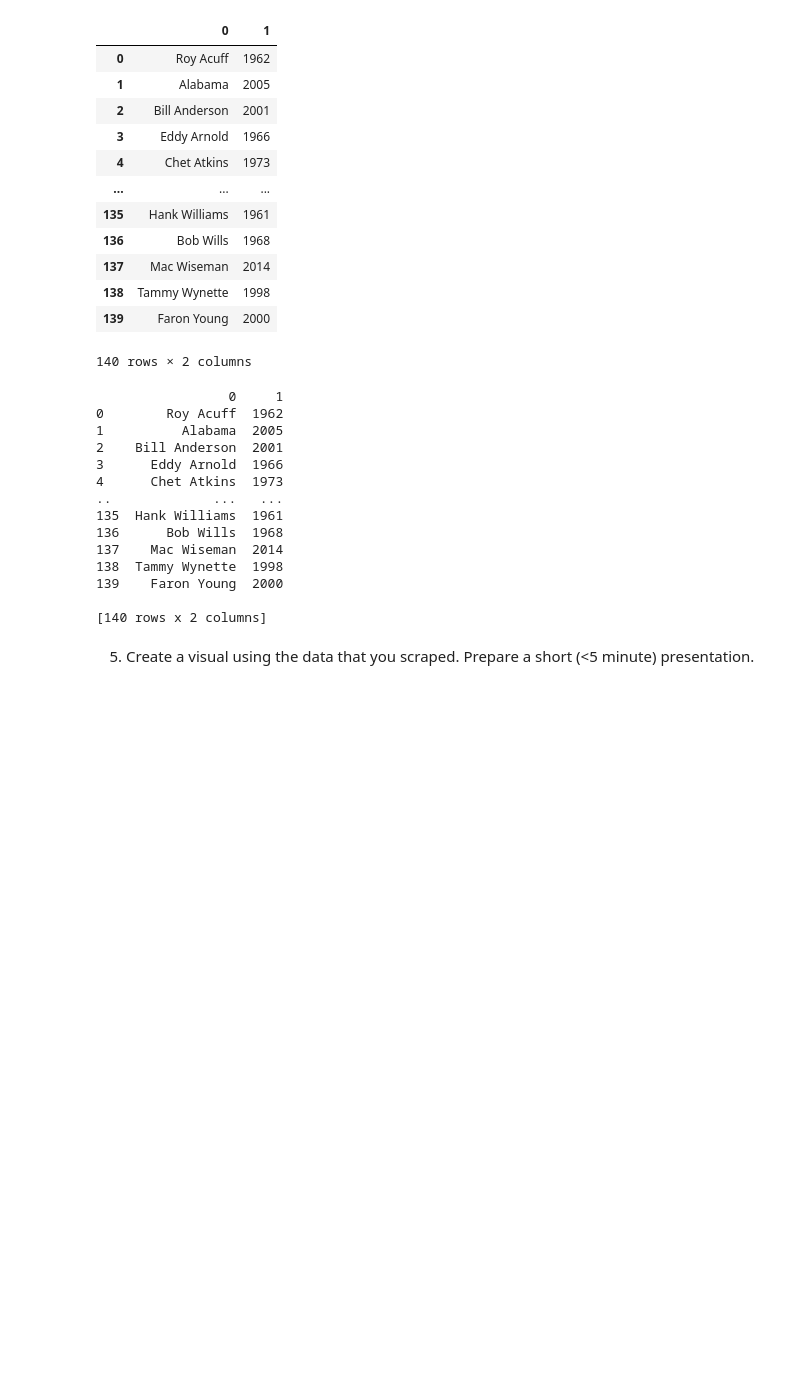
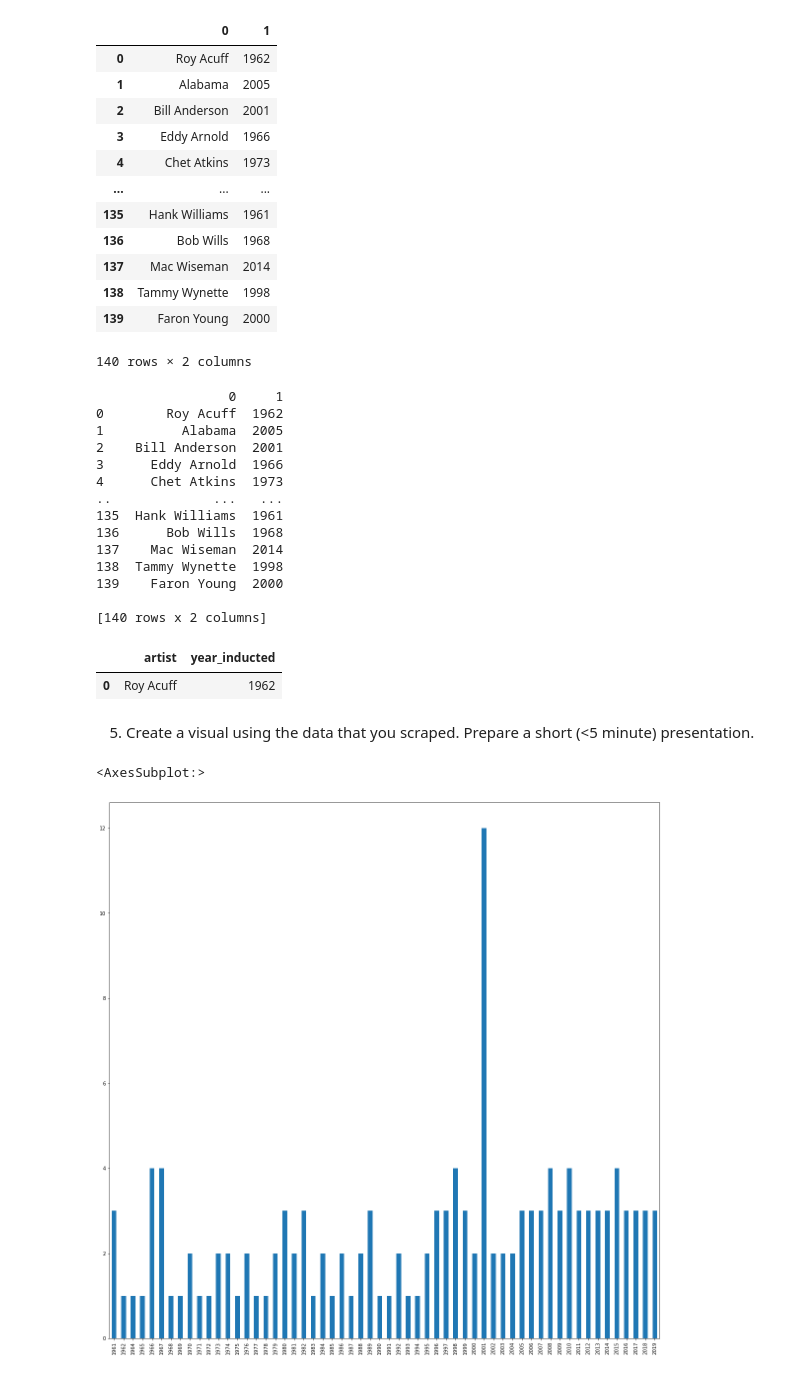
Before and after one commit to tomleewise/web-scraping-country-music-hof-tomleewise, a Jupyter notebook: country_music_hof_scrape.ipynb, the cells around one changed output. Saved outputs shown, nothing was run; the diff lists cells and outputs as text; code cells hidden in the pictures; blank space fills up the shorter version.

```diff
--- a/country_music_hof_scrape.ipynb
+++ b/country_music_hof_scrape.ipynb
@@ -235,5 +233,16 @@ print(hof)
 139    Faron Young  2000
 
 [140 rows x 2 columns]
+# %%
+hof.columns = ['artist', 'year_inducted']
+hof.head(1)
+# %% [output]
+|  | artist | year_inducted |
+| 0 | Roy Acuff | 1962 |
 # %% [markdown]
 5. Create a visual using the data that you scraped. Prepare a short (<5 minute) presentation.
+# %%
+hof.year_inducted.value_counts().sort_index().plot.bar(figsize = (20, 20))
+# %% [output]
+<AxesSubplot:>
+[figure, added]
```
Also changed, not shown: parts of 2 cells of this notebook.
